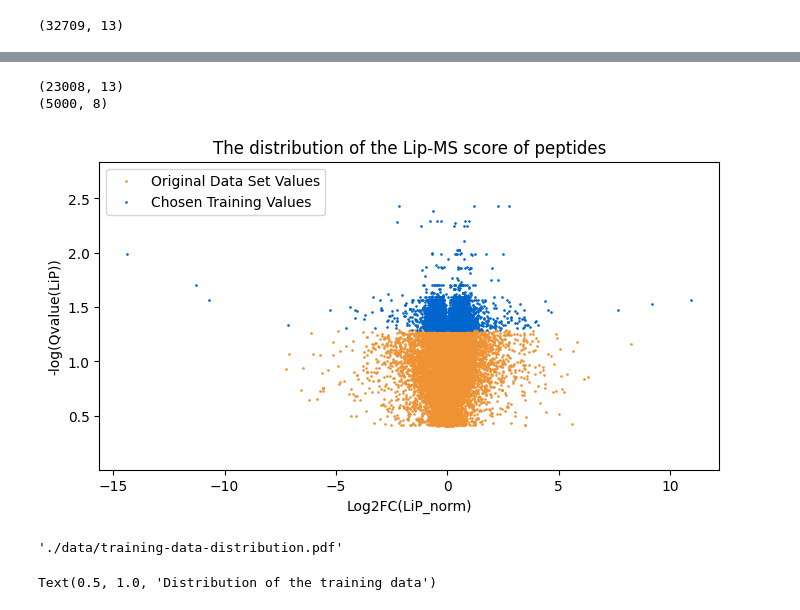
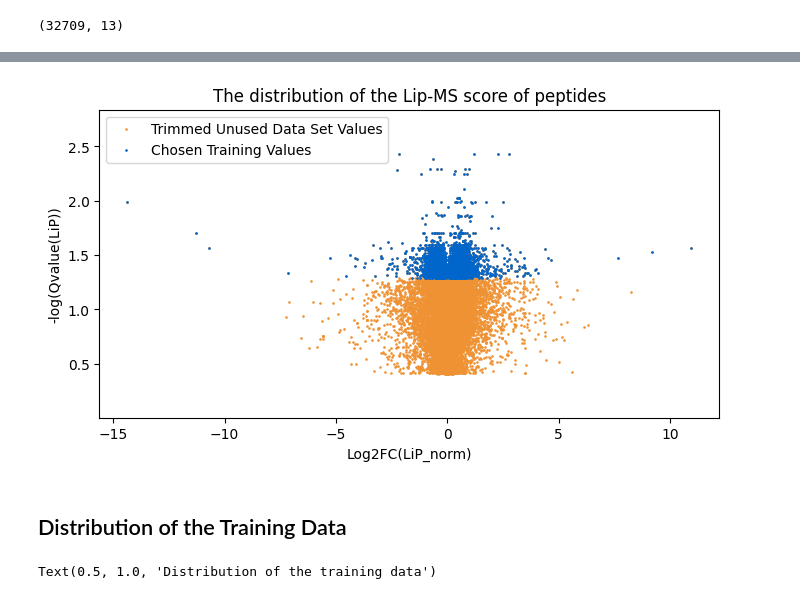
Before and after one commit to gustavoschewinski/tuning-protein, a Jupyter notebook: 0.data-analysis.ipynb, the cells around one changed output, grey strips where cells are left out. Saved outputs shown, nothing was run; the diff lists cells and outputs as text; code cells hidden in the pictures.

```diff
--- a/0.data-analysis.ipynb
+++ b/0.data-analysis.ipynb
@@ -60,11 +69,8 @@ indexs
 # %%
-#original_excel = pd.read_excel('data/OsmoticStress.xlsx')
-original_excel["full_sequence"] = original_excel["full_sequence"].astype(str)
 
-trimmed_original = original_excel[original_excel['full_sequence'].apply(lambda x: len(x)) < 1000]
-trimmed_original = trimmed_original.sort_values(by=['Qvalue(LiP)'],ascending=True)
-print(trimmed_original.shape)
-trimmed_original = trimmed_original.iloc[5000:,:]
-trimmed_original
+trimmed_unused_original = original_excel[original_excel['full_sequence'].apply(lambda x: len(x)) < 1000]
+trimmed_unused_original = trimmed_unused_original.sort_values(by=['Qvalue(LiP)'],ascending=True)
+print(trimmed_unused_original.shape)
+trimmed_original = trimmed_unused_original.iloc[5000:,:]
 # %% [output]
 (28008, 13)
@@ -84,31 +77,14 @@ trimmed_original
 # %%
-from matplotlib.backends.backend_pdf import PdfPages
-
-
-relevant = df[["Qvalue(LiP)","Log2FC(LiP_norm)"]]
-print(trimmed_original.shape)
-print(df.shape)
-
 
 fig = pp.figure(figsize=(8, 4))
 pp.tight_layout()
 pp.margins(y=0.2)
-pp.scatter(y=trimmed_original['Qvalue(LiP)'].apply(lambda x:-np.log10(x)),x=trimmed_original['Log2FC(LiP_norm)'],s=0.8, color='#EF9234')
+pp.scatter(y=trimmed_unused_original['Qvalue(LiP)'].apply(lambda x:-np.log10(x)),x=trimmed_unused_original['Log2FC(LiP_norm)'],s=0.8, color='#EF9234')
 pp.scatter(y=df['Qvalue(LiP)'].apply(lambda x:-np.log10(x)),x=df['Log2FC(LiP_norm)'],s=0.8, color='#06C')
 pp.xlabel("Log2FC(LiP_norm)")
 pp.ylabel("-log(Qvalue(LiP))")
-pp.legend(["Original Data Set Values" , "Chosen Training Values"])
+pp.legend(["Trimmed Unused Data Set Values" , "Chosen Training Values"])
 pp.title('The distribution of the Lip-MS score of peptides')
 pp.show()
-
-pdf_file_path = './data/training-data-distribution.pdf'
-with PdfPages(pdf_file_path) as pdf:
-    pdf.savefig(fig)
-pp.close()
-
-pdf_file_path
 # %% [output]
-(23008, 13)
-(5000, 8)
-[figure, old version]
+[figure, new version]
-'./data/training-data-distribution.pdf'
@@ -115,3 +97,5 @@ pdf_file_path
+# %% [markdown]
+## Distribution of the Training Data
 # %%
 pp.scatter(y=df['Qvalue(LiP)'].apply(lambda x:-np.log10(x)),x=df['Log2FC(LiP_norm)'],s=0.2, color='#06C')
 pp.xlabel("Log2FC(LiP_norm)")
```
Also changed, not shown: parts of 30 cells of this notebook.
